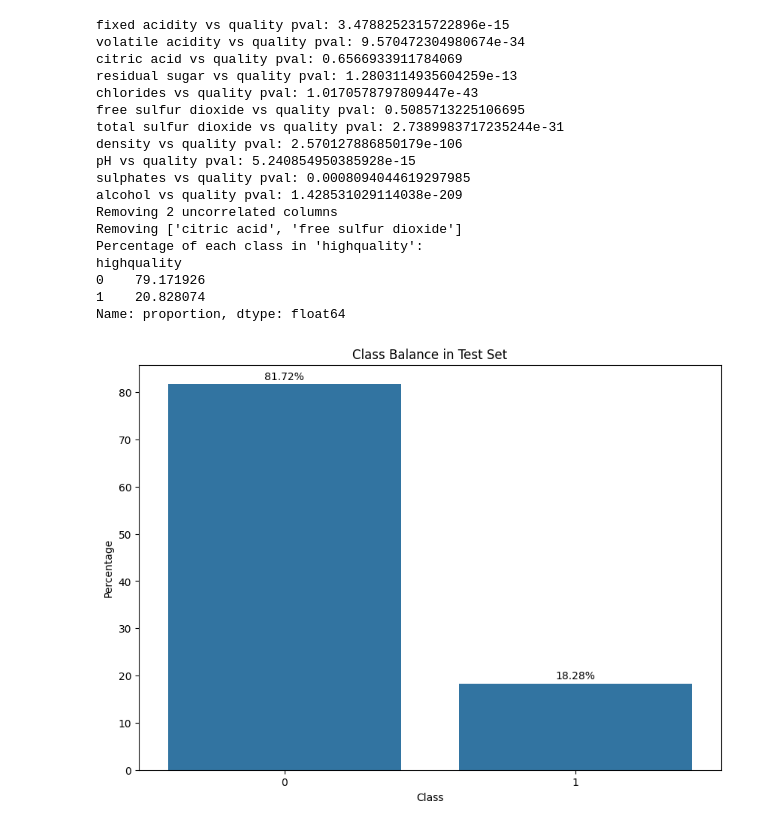
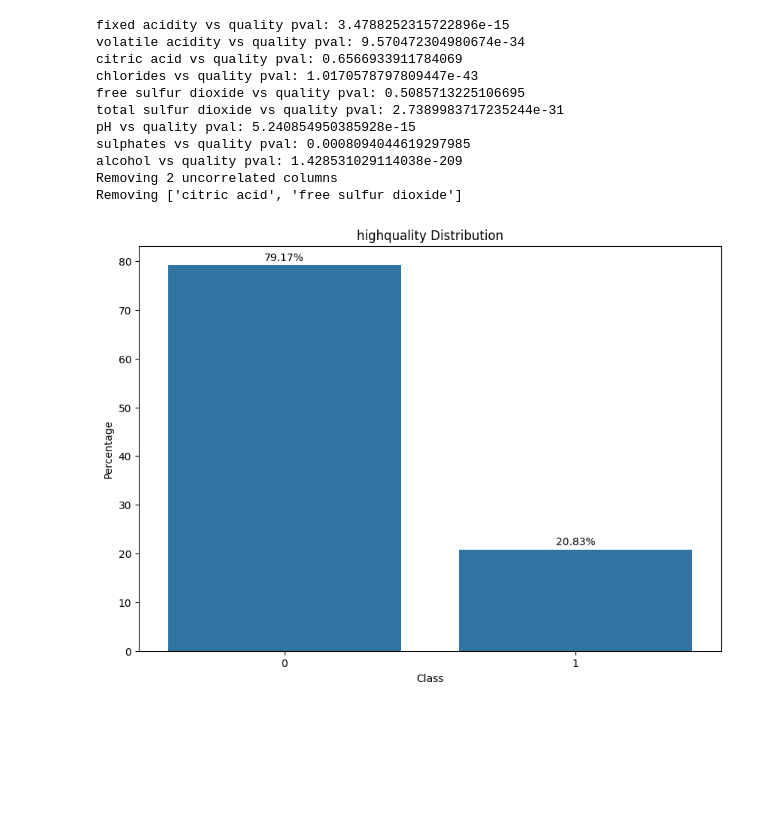
Before and after one commit to tucros/cs4372, a Jupyter notebook: project2/trees.ipynb, the cells around one changed output. Cells and saved outputs as stored; diff of their text form; code cells hidden in the pictures; blank space fills up the shorter version.

```diff
--- a/project2/trees.ipynb
+++ b/project2/trees.ipynb
@@ -63,3 +63,14 @@ max       3.820000     1.080000    14.200000
 
 Rows with null values: 0
 Duplicate rows: 937
+# %%
+plt.figure(figsize=(20, 20))
+cnt = 0
+for column in wine_df.columns:
+    if column not in {"quality"}:
+        plt.subplot(4, 3, cnt + 1)
+        sns.histplot(wine_df[column], kde=True)
+        plt.title(f"{column} Histogram")
+        cnt += 1
+plt.tight_layout()
+plt.show()
@@ -82,6 +95,9 @@ for i, column in enumerate(wine_df.columns):
         plt.title(f"{column} vs Quality")
 plt.tight_layout()
 plt.show()
+
+#drop density and residual sugar due to correlation and non-normality
+wine_df.drop(["density", "residual sugar"], axis=1, inplace=True)
 # %% [output]
 [figure]
 [figure]
@@ -120,42 +123,33 @@ if len(remove_cols) > 0:
 # NOTE: Convert target to binary representing high quality wines
 wine_df["highquality"] = wine_df["quality"].apply(lambda x: 1 if x >= 7 else 0)
 
-highquality_percentage = wine_df["highquality"].value_counts(normalize=True) * 100
-print(f"Percentage of each class in 'highquality':\n{highquality_percentage}")
 # NOTE: No need to scale since we are using tree-based models
 # %% [output]
 fixed acidity vs quality pval: 3.4788252315722896e-15
 volatile acidity vs quality pval: 9.570472304980674e-34
 citric acid vs quality pval: 0.6566933911784069
-residual sugar vs quality pval: 1.2803114935604259e-13
 chlorides vs quality pval: 1.0170578797809447e-43
 free sulfur dioxide vs quality pval: 0.5085713225106695
 total sulfur dioxide vs quality pval: 2.7389983717235244e-31
-density vs quality pval: 2.570127886850179e-106
 pH vs quality pval: 5.240854950385928e-15
 sulphates vs quality pval: 0.0008094044619297985
 alcohol vs quality pval: 1.428531029114038e-209
 Removing 2 uncorrelated columns
 Removing ['citric acid', 'free sulfur dioxide']
-Percentage of each class in 'highquality':
-highquality
-0    79.171926
-1    20.828074
-Name: proportion, dtype: float64
 # %%
 X = wine_df.drop(["quality", "highquality"], axis=1)
 y = wine_df["highquality"]
 
 X_train, X_test, y_train, y_test = train_test_split(X, y, test_size=0.2)
 
-class_counts_test = y_test.value_counts(normalize=True) * 100
+class_counts_test = y.value_counts(normalize=True) * 100
 plt.figure(figsize=(10, 7))
 sns.barplot(x=class_counts_test.index, y=class_counts_test.values)
 plt.xlabel("Class")
 plt.ylabel("Percentage")
-plt.title("Class Balance in Test Set")
+plt.title("highquality Distribution")
 for i, value in enumerate(class_counts_test.values):
     plt.text(i, value + 1, f"{value:.2f}%", ha="center")
 plt.show()
 # %% [output]
-[figure, old version]
+[figure, new version]
```
Also changed, not shown: parts of 10 cells of this notebook.
